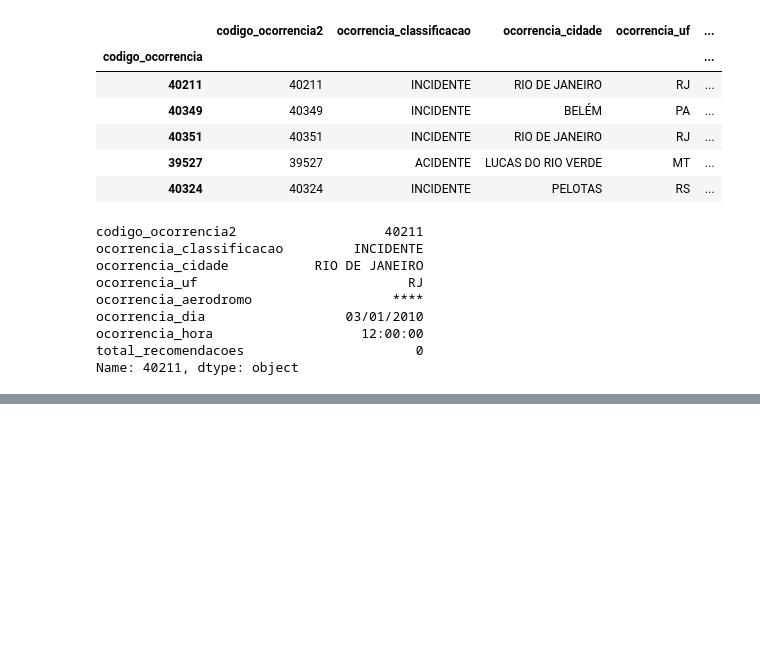
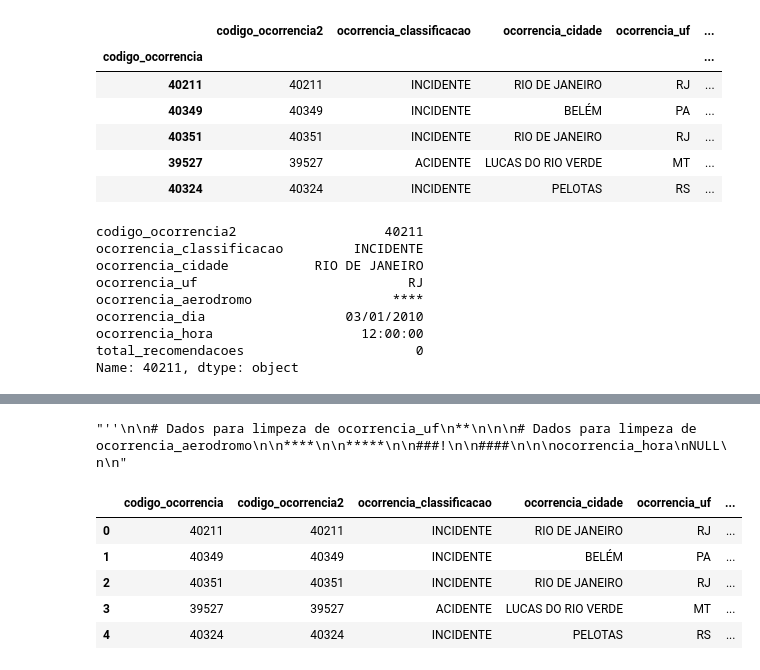
Before and after one commit to alexsandro-matias/dataframes, a Jupyter notebook: limpeza.ipynb, the cells around one changed output, grey strips where cells are left out. Drawn from its saved outputs; the diff is of its cells as text; code cells hidden in the pictures; blank space fills up the shorter version.

```diff
--- a/limpeza.ipynb
+++ b/limpeza.ipynb
@@ -126,3 +126,41 @@ df.head()
 # %%
 # criando um coluna de backup
 df['ocorrencia_uf_bk'] = df.ocorrencia_uf
+# %%
+# Como dados foram alterados, iremos usar o dataframe original.
+import pandas as pd
+
+df = pd.read_csv("ocorrencia_2010_2020.csv")
+# %%
+'''''
+
+# Dados para limpeza de ocorrencia_uf
+**
+
+
+# Dados para limpeza de ocorrencia_aerodromo
+
+****
+
+*****
+
+###!
+
+####
+
+
+ocorrencia_hora
+NULL
+
+'''''
+# %% [output]
+"''\n\n# Dados para limpeza de ocorrencia_uf\n**\n\n\n# Dados para limpeza de ocorrencia_aerodromo\n\n****\n\n*****\n\n###!\n\n####\n\n\nocorrencia_hora\nNULL\n\n"
+# %%
+df.head()
+# %% [output]
+|  | codigo_ocorrencia | codigo_ocorrencia2 | ocorrencia_classificacao | ocorrencia_cidade | ocorrencia_uf | ... |
+| 0 | 40211 | 40211 | INCIDENTE | RIO DE JANEIRO | RJ | ... |
+| 1 | 40349 | 40349 | INCIDENTE | BELÉM | PA | ... |
+| 2 | 40351 | 40351 | INCIDENTE | RIO DE JANEIRO | RJ | ... |
+| 3 | 39527 | 39527 | ACIDENTE | LUCAS DO RIO VERDE | MT | ... |
+| 4 | 40324 | 40324 | INCIDENTE | PELOTAS | RS | ... |
```
Also changed, not shown: parts of 3 cells of this notebook.
